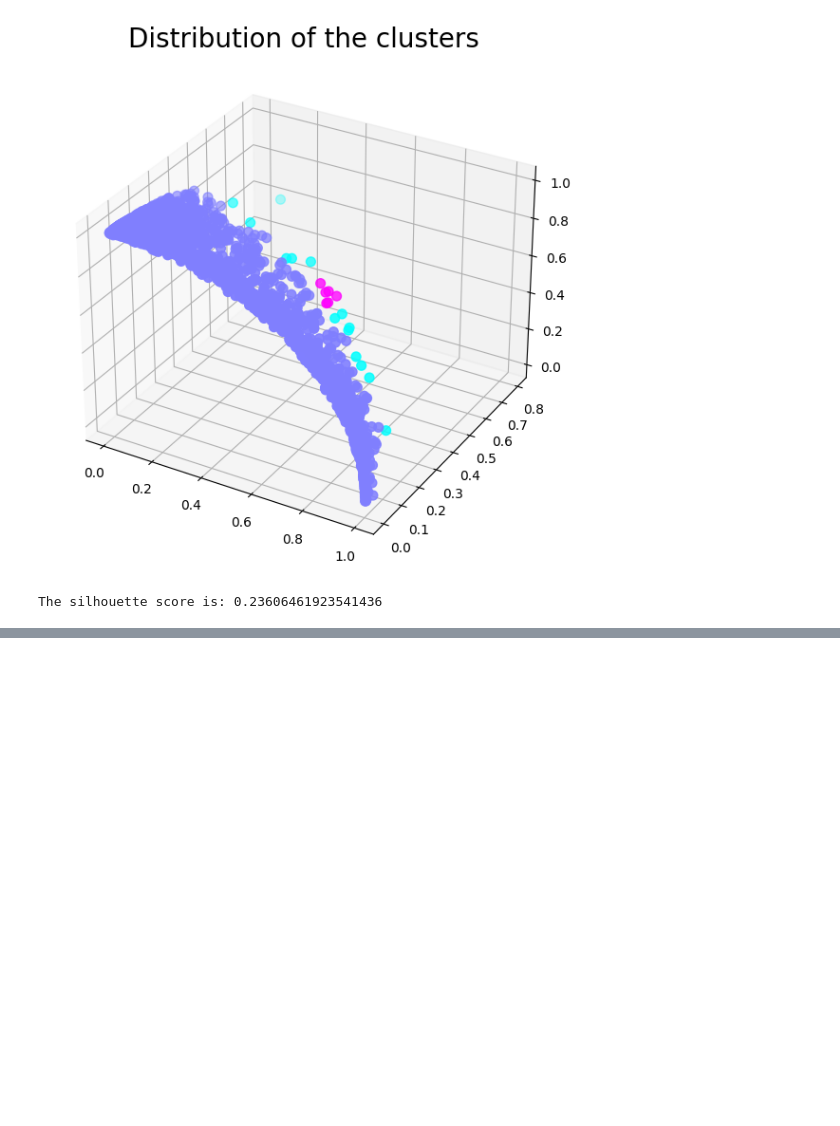
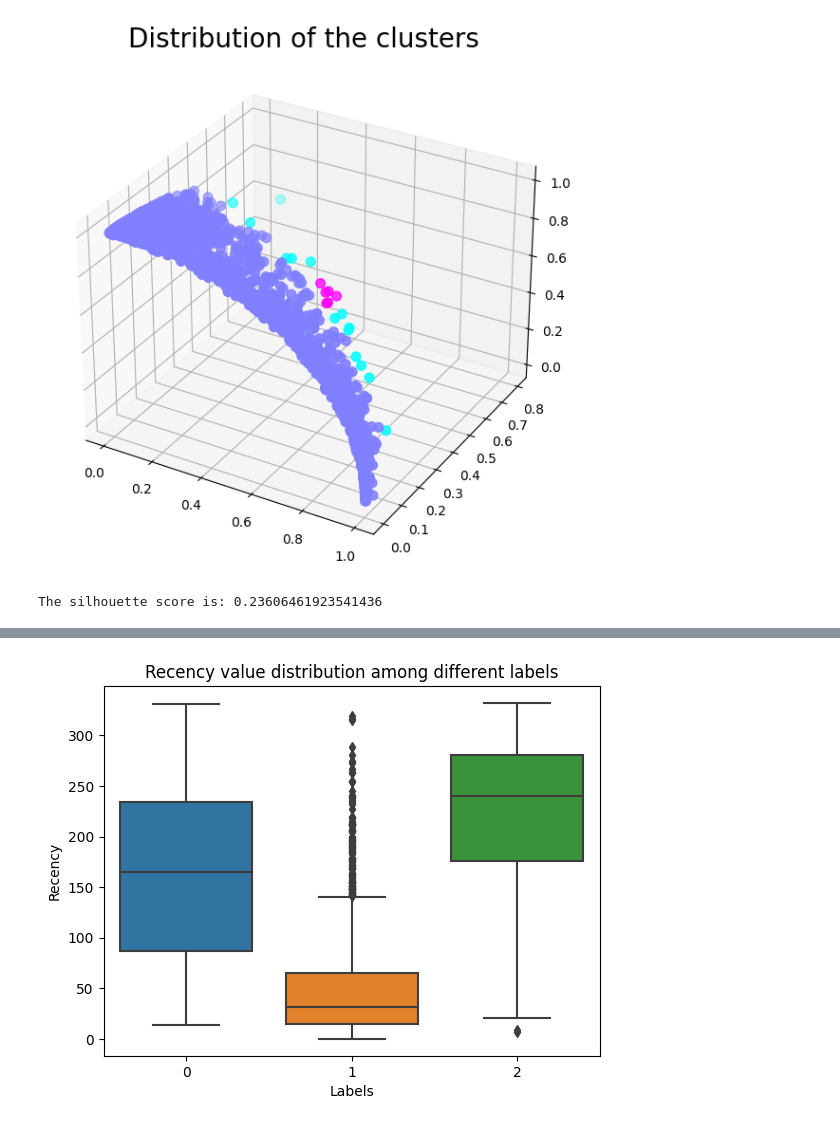
Before and after one commit to vishant750/Online_Retail_Customer_Segmentation, a Jupyter notebook: Online_Retail_Customer_Segmentation.ipynb, the cells around one changed output, grey strips where cells are left out. Drawn from its saved outputs; the diff is of its cells as text; code cells hidden in the pictures; blank space fills up the shorter version.

```diff
--- a/Online_Retail_Customer_Segmentation.ipynb
+++ b/Online_Retail_Customer_Segmentation.ipynb
@@ -694,6 +694,12 @@ plt.title("Distribution of the clusters",size=20)
 plt.show()
 # %% [output]
 [figure]
+# %%
+#A function that produces a boxplot visualisation which shows the distribution of the data over different clusters in the data
+def visualise_dist(data:pd.DataFrame,y:str,x:str='Labels'):
+  sns.boxplot(data=data,x=x,y=y)
+  plt.title(f'{y} value distribution among different labels')
+  plt.show()
 # %%
 #Finding the silhouette score to see how well our k-means model is performing
 find_silhouette_score(rmf_scaled,cluster_predict)
@@ -773,0 +779,8 @@ The silhouette score is: 0.23606461923541436
+# %%
+#Creating a copy of the original dataframe
+rmf_kmeans = rmf_df.copy()
+# %%
+#Assigning the labels to the dataframe
+rmf_kmeans['Labels'] = cluster_predict
+#Checking the value counts for different lables
+rmf_kmeans['Labels'].value_counts()
@@ -773,0 +801,11 @@ The silhouette score is: 0.23606461923541436
+# %%
+#A function that produces a boxplot visualisation which shows the distribution of the data over different clusters in the data
+def visualise_dist(data:pd.DataFrame,y:str,x:str='Labels'):
+  sns.boxplot(data=data,x=x,y=y)
+  plt.title(f'{y} value distribution among different labels')
+  plt.show()
+# %%
+#Visualising the values of recency for different Labels
+visualise_dist(rmf_kmeans,y='Recency')
+# %% [output]
+[figure, added]
```
Also changed, not shown: parts of 18 cells of this notebook.
